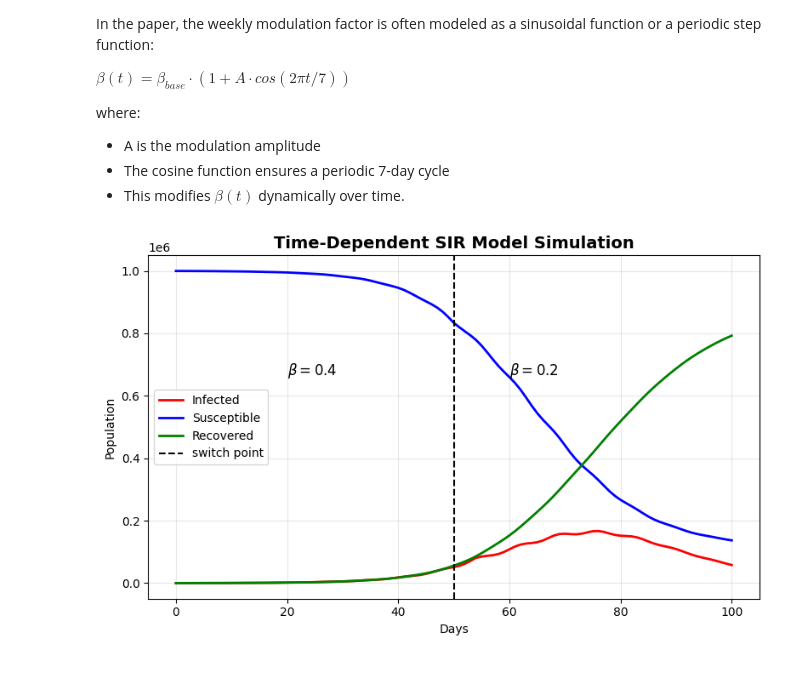
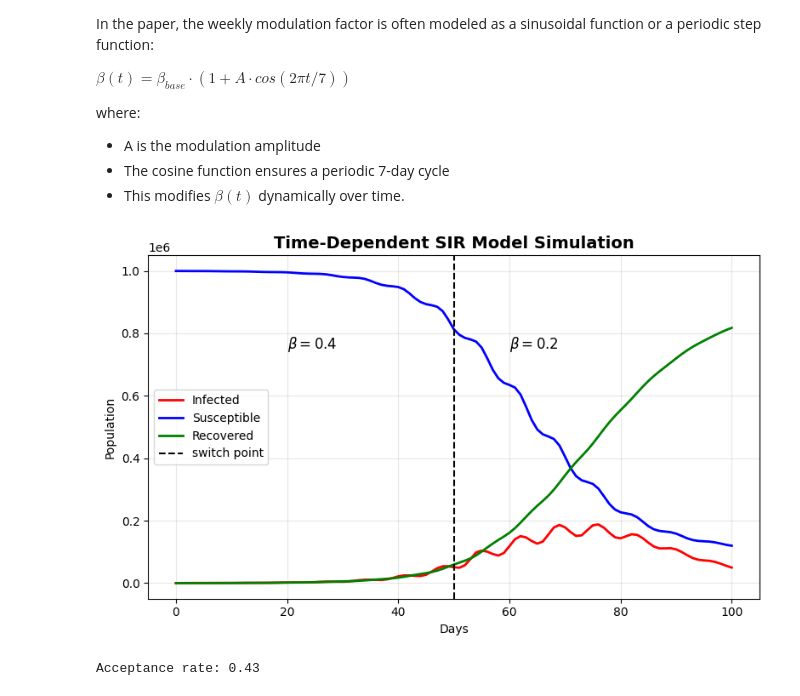
Before and after one commit to adadiorio/InformationTheory_Project, a Jupyter notebook: SIR_model_restricted.ipynb, the cells around one changed output. Cells and saved outputs as stored; diff of their text form; code cells hidden in the pictures.

Commit message:
modulation added

```diff
--- a/SIR_model_restricted.ipynb
+++ b/SIR_model_restricted.ipynb
@@ -526,7 +526,7 @@ with pm.Model() as model:
     beta1 = pm.Lognormal("beta1", mu=mu_beta, sigma=sigma_beta)
     beta2 = pm.Lognormal("beta2", mu=mu_beta_2, sigma=sigma_beta_2)
     beta3 = pm.Lognormal("beta3", mu=mu_beta_3, sigma=sigma_beta_3)
-    beta4 = pm.Lognormal("beta2", mu=mu_beta_4, sigma=sigma_beta_4)
+    beta4 = pm.Lognormal("beta4", mu=mu_beta_4, sigma=sigma_beta_4)
     gamma = pm.Lognormal("gamma", mu=mu_gamma, sigma=sigma_gamma)
     delay = pm.Lognormal("delay", mu=mu_delay, sigma=sigma_delay)
     # Simulation of the transition of beta at the changing point
@@ -639,7 +650,7 @@ where:
 # Aggiungere mode estimation dalle posterior distribution
 
 def simulate_time_dependent_SIR(
-    N=1e6, I0=100, beta_vals=[0.4, 0.3], gamma=1/8, days=100, switch_points=[50], delay=5, modulation_amp=0.1
+    N=1e6, I0=100, beta_vals=[0.4, 0.3], gamma=1/8, days=100, switch_points=[50], delay=5, modulation_amp=0.7
 ):
     """ Simulate a time-dependent SIR model with weekly modulation and reporting delay """
     S, I, R, I_new = [N - I0], [I0], [0], []
@@ -668,35 +679,35 @@ def simulate_time_dependent_SIR(
 
     return np.array(S), np.array(I), np.array(R), np.array(I_new)
 
 # Simulating the model with weekly modulation
 N = 1e6
 I0 = 100
 beta_vals = [0.4, 0.3]  # Different spreading rates
 switch_points = [50]  # Switch at day 50
 gamma = 1/8
 days = 100
 delay = 5
-modulation_amp = 0.15  # Amplitude of weekly modulation
+modulation_amp = 0.7  # Amplitude of weekly modulation, taken from the paper
 
 S, I, R, I_new = simulate_time_dependent_SIR(N, I0, beta_vals, gamma, days, switch_points, delay, modulation_amp)
 
 # Plot results
 plt.figure(figsize=(8,5))
 plt.plot(I, label="Infected", color='red', linewidth=2)
 plt.plot(S, label="Susceptible", color='blue', linewidth=2)
 plt.plot(R, label="Recovered", color='green', linewidth=2)
 plt.axvline(x=50, color='black', linestyle='--', linewidth=1.5, label="switch point")
 plt.text(20, max(I)*4, r"$\beta = 0.4$", fontsize=12, color="black")
 plt.text(60, max(I)*4, r"$\beta = 0.2$", fontsize=12, color="black")
 plt.legend()
 plt.xlabel("Days")
 plt.ylabel("Population")
 plt.title("Time-Dependent SIR Model Simulation", fontsize=14, fontweight='bold')
 plt.legend(fontsize=10)
 plt.grid(alpha=0.3)
 plt.tight_layout()
 # %% [output]
-[figure, old version]
+[figure, new version]
 # %%
 # Metropolis-Hastings for time-dependent model
 def metropolis_hastings_time_dependent(log_prob, init, steps=5000, scale=0.02):
@@ -724,13 +735,19 @@ sigma_I0 = 100
 sigma_scale = 10
 sigma_tchange, mu_tchange = 3, 50 # centered around day 50
 sigma_deltatchange, mu_deltatchange = 0.3, np.log(3)
+mod_amp_mean, mod_amp_std = 0.7, 0.17
+mod_phase_mean, mod_phase_kappa = 0, 0.01
+
+alpha = ((1 - mod_amp_mean) / mod_amp_std**2 - 1 / mod_amp_mean) * mod_amp_mean**2
+beta = alpha * (1 / mod_amp_mean - 1)
 
 # Defining the log-probability function
 
 def log_prob_time_dependent(params):
-    beta1, beta2, gamma, delay, I0, scale, t_change, delta_t_change = params
-    if beta1 <= 0 or beta2 <= 0 or delay <= 0 or I0 <= 0 or scale <= 0:
+    beta1, beta2, gamma, delay, I0, scale, t_change, delta_t_change, mod_amp, mod_phase = params
+    if beta1 <= 0 or beta2 <= 0 or delay <= 0 or I0 <= 0 or scale <= 0 or mod_amp <= 0 or mod_amp >= 1:
         return -np.inf
+
     return (stats.lognorm.logpdf(beta1, s=sigma_beta, scale=np.exp(mu_beta)) +
             stats.lognorm.logpdf(beta2, s=sigma_beta, scale=np.exp(mu_beta)) +
             stats.lognorm.logpdf(gamma, s = sigma_gamma, scale = np.exp(mu_gamma)) +
@@ -738,8 +755,13 @@ def log_prob_time_dependent(params):
             stats.halfcauchy.logpdf(I0, scale=sigma_I0) +
             stats.halfcauchy.logpdf(scale, scale=sigma_scale) +
             stats.norm.logpdf(t_change, loc=mu_tchange, scale=sigma_tchange) +
-            stats.lognorm.logpdf(delta_t_change, s = sigma_deltatchange, scale = np.exp(mu_deltatchange)))
+            stats.lognorm.logpdf(delta_t_change, s = sigma_deltatchange, scale = np.exp(mu_deltatchange)) +
+            stats.beta.logpdf(mod_amp, alpha, beta) +
+            stats.vonmises.logpdf(mod_phase, kappa=mod_phase_kappa, loc=mod_phase_mean))
 
 # Running Metropolis-Hastings
-param_chain = metropolis_hastings_time_dependent(log_prob_time_dependent, init=np.array([0.4, 0.3, 1/8, 8, 100, 10, 50, 3]), steps=10000, scale=0.05)
+params = np.array([0.4, 0.2, 1/8, 8, 100, 10, 50, 3, 0.7, 0])
+param_chain = metropolis_hastings_time_dependent(log_prob_time_dependent, init=params, steps=10000, scale=0.05)
+# %% [output]
+Acceptance rate: 0.43
 # %%
```
Also changed, not shown: parts of 13 cells of this notebook.
